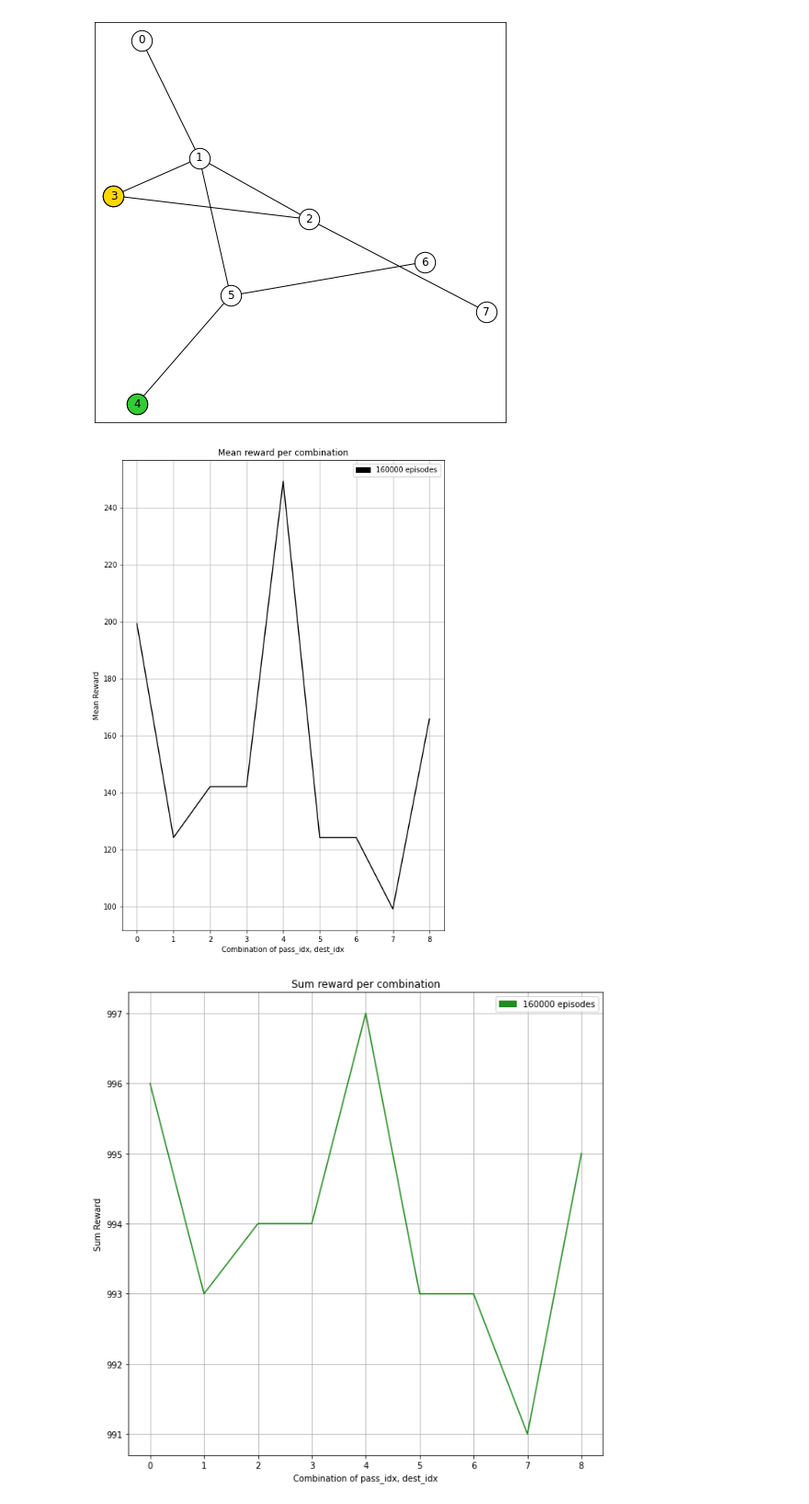
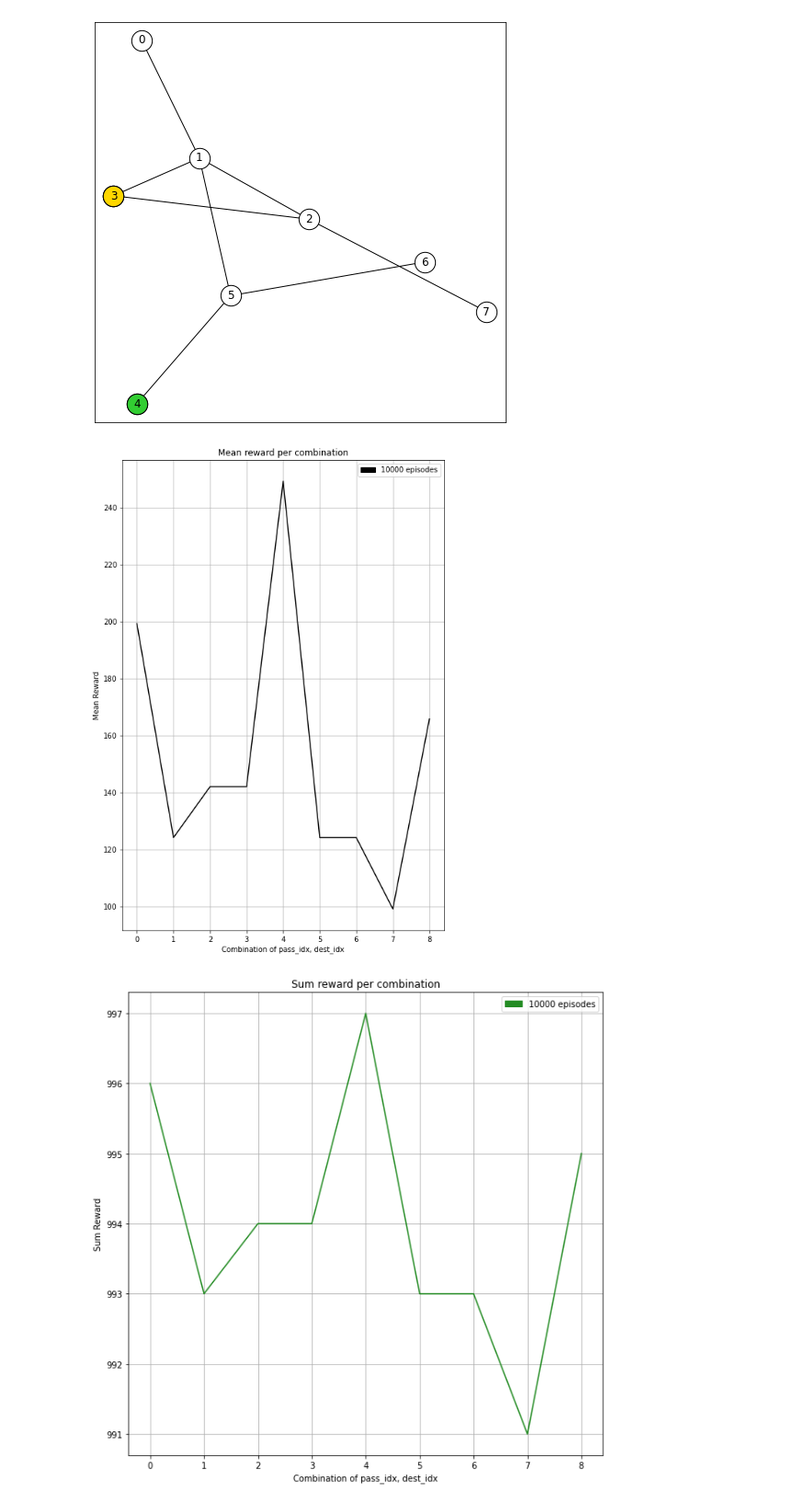
Before and after one commit to vanessastad/Taxi-Reinforcement-Learning-on-a-graph, a Jupyter notebook: main.ipynb, the cells around one changed output. Shown at 92% size. Cells and saved outputs as stored; diff of their text form; code cells hidden in the pictures.

```diff
--- a/main.ipynb
+++ b/main.ipynb
@@ -743,37 +743,37 @@ Reward: 1000
 
 fig, ax = plt.subplots(figsize = (8, 12))
 comb = [range(0, 9)]
-black_patch = mpatches.Patch(color = "black", label = '160000 episodes')
+black_patch = mpatches.Patch(color = "black", label = '10000 episodes')
 plt.legend(handles = [black_patch])
 plt.plot(Rewards_e, color = "black")
 plt.title("Mean reward per combination")
 plt.xlabel('Combination of pass_idx, dest_idx')
 plt.ylabel('Mean Reward')
 plt.grid()
 
 
 # Plot the sum reward for each combination
 
 fig, ax = plt.subplots(figsize = (10, 10))
 comb = [range(0, 9)]
-green_patch = mpatches.Patch(color = "forestgreen", label = '160000 episodes')
+green_patch = mpatches.Patch(color = "forestgreen", label = '10000 episodes')
 plt.legend(handles = [green_patch])
 plt.plot(Rewards_sum_e, color = "forestgreen")
 plt.title("Sum reward per combination")
 plt.xlabel('Combination of pass_idx, dest_idx')
 plt.ylabel('Sum Reward')
 plt.grid()
 
 
 # Plot the number of steps for each combination
 
 fig, ax = plt.subplots(figsize = (10, 10))
 plt.legend(handles = [black_patch])
 plt.plot(act_e, color = "black")
 plt.title("Best number of steps per combination")
 plt.xlabel('Combination of pass_idx, dest_idx');
 plt.ylabel('Number of steps')
 plt.grid()
 # %% [output]
-[figure, old version]
+[figure, new version]
-[figure, old version]
+[figure, new version]
```
Also changed, not shown: parts of 1 cell of this notebook.
